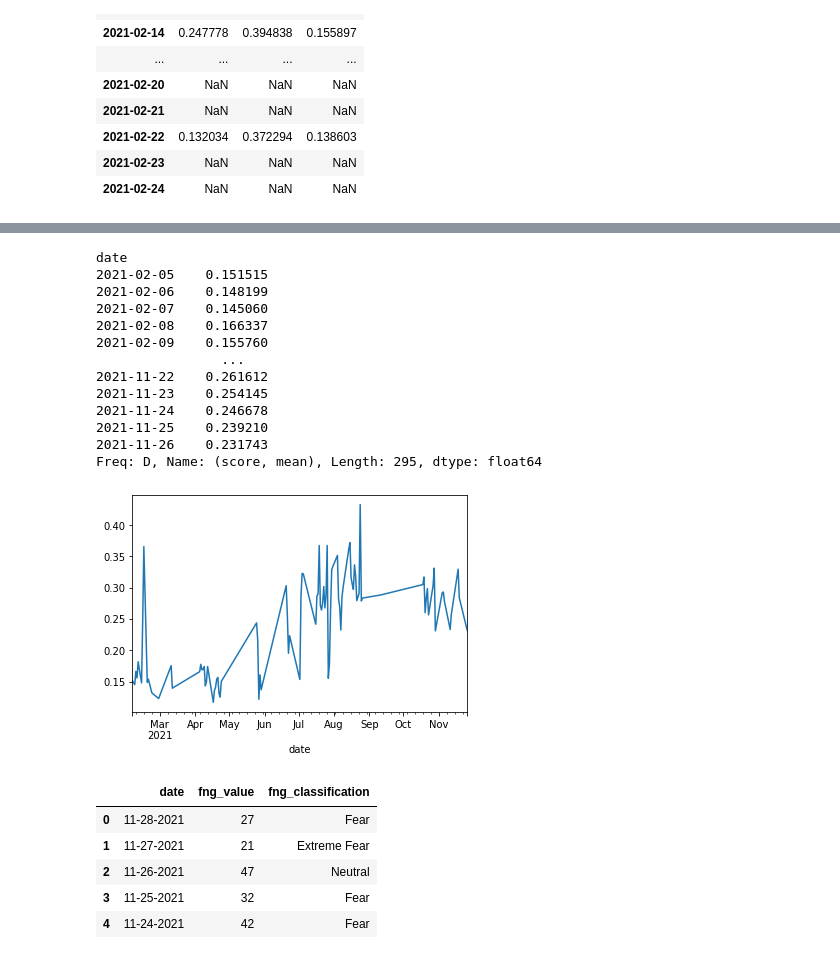
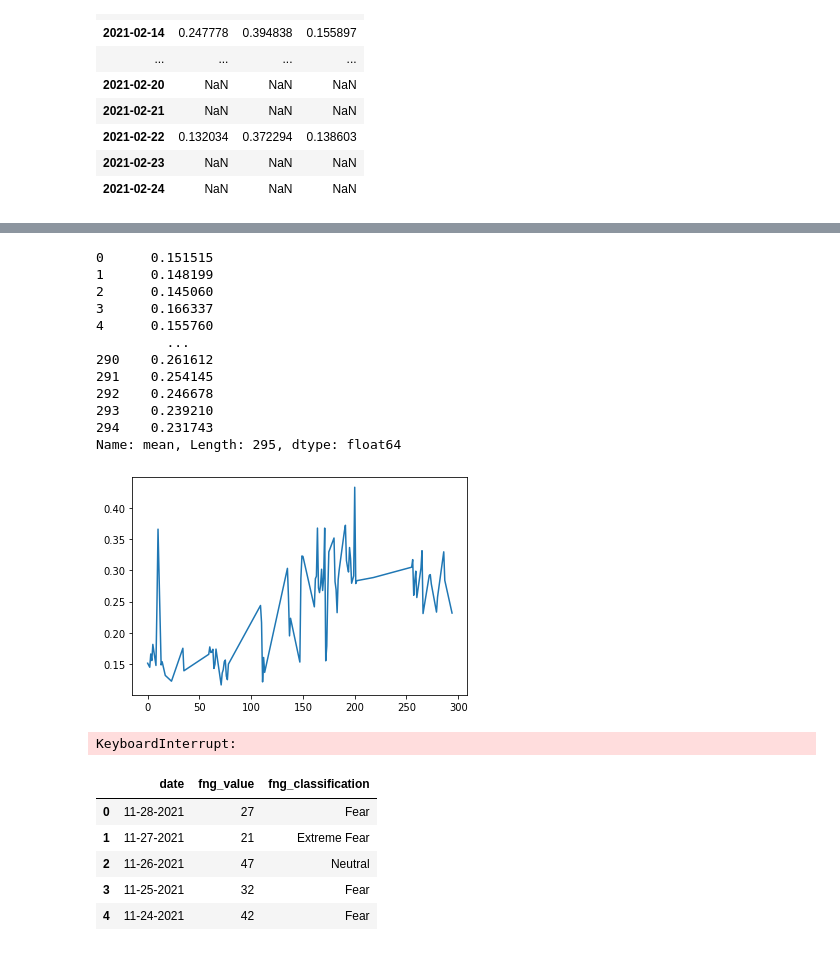
Before and after one commit to QuantLet/SDA_2021_St_Gallen, a Jupyter notebook: sentiment.ipynb, the cells around one changed output, grey strips where cells are left out. Drawn from its saved outputs; the diff is of its cells as text; code cells hidden in the pictures.

```diff
--- a/sentiment.ipynb
+++ b/sentiment.ipynb
@@ -298,6 +296,10 @@ d_daily.head(20)
 | 2021-02-24 | NaN | NaN | NaN |
 # %%
 d_daily.to_csv('btc_score_daily_raw.csv',index=True)
+# %%
+# load data if necessary
+import pandas as pd
+d_daily = pd.read_csv('data/btc_score_daily_raw.csv')
 # %%
 len(d_daily)
 d_daily.tail()
@@ -334,23 +347,22 @@ clean_df
 # %%
-df1.iloc[:,0]
+df1.iloc[:,1]
 # %% [output]
-date
-2021-02-05    0.151515
-2021-02-06    0.148199
-2021-02-07    0.145060
-2021-02-08    0.166337
-2021-02-09    0.155760
-                ...
-2021-11-22    0.261612
-2021-11-23    0.254145
-2021-11-24    0.246678
-2021-11-25    0.239210
-2021-11-26    0.231743
-Freq: D, Name: (score, mean), Length: 295, dtype: float64
+0      0.151515
+1      0.148199
+2      0.145060
+3      0.166337
+4      0.155760
+         ...
+290    0.261612
+291    0.254145
+292    0.246678
+293    0.239210
+294    0.231743
+Name: mean, Length: 295, dtype: float64
 # %%
 import matplotlib.pyplot as plt
-ts = pd.Series(df1.iloc[:,0])
+ts = pd.Series(df1.iloc[:,1])
 
 ts.plot();
 # %% [output]
-[figure, old version]
+[figure, new version]
@@ -357,3 +378,15 @@ ts.plot();
+# %%
+plt.rcParams["figure.autolayout"] = True
+
+ax = sns.lineplot(x="date", y="mean", data=df1)
+# plt.xticks(rotation=15)
+plt.title('Twitter sentiment')
+ax.set(xlabel='Date', ylabel='Sentiment')
+plt.savefig('images/sentiment_transparent.png', dpi=400, transparent=True)
+plt.show()
+plt.close()
+# %% [output]
+KeyboardInterrupt:
 # %%
 fear = pd.read_csv("data/fear.alternative.me.csv")
 # %%
```
Also changed, not shown: parts of 5 cells of this notebook, 8 other files.
